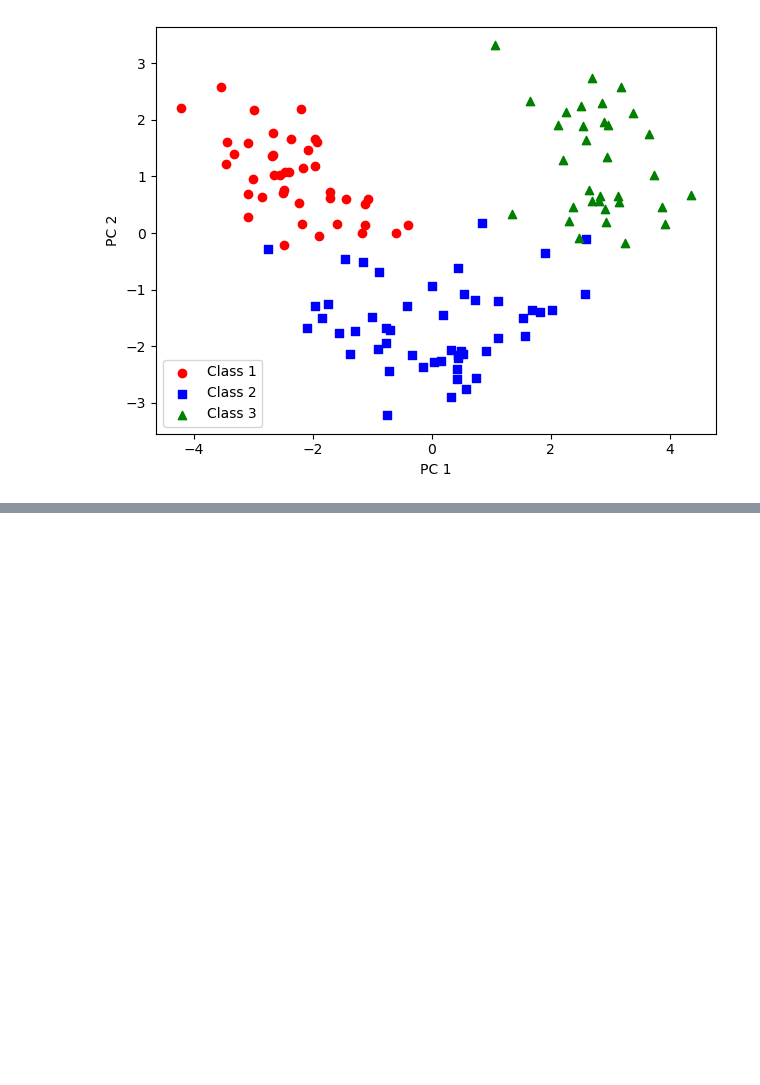
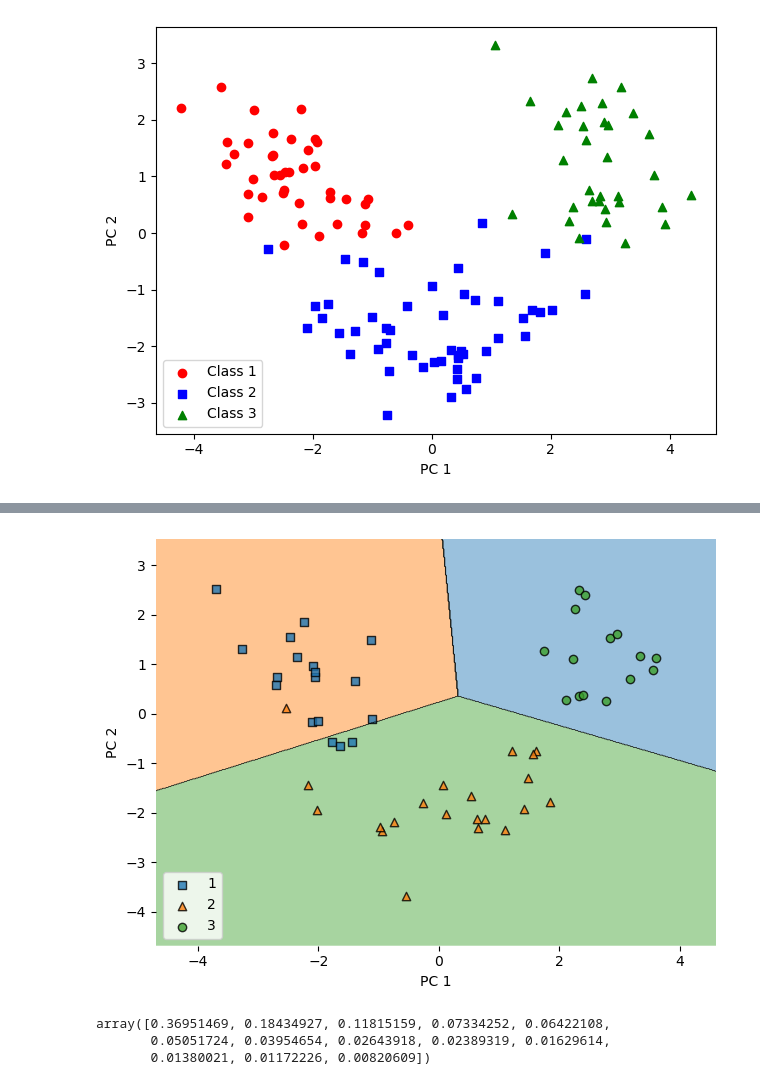
Before and after one commit to paryagsahni1845/pymlbook, a Jupyter notebook: chapter5/pca.ipynb, the cells around one changed output, grey strips where cells are left out. Cells and saved outputs as stored; diff of their text form; code cells hidden in the pictures; blank space fills up the shorter version.

```diff
--- a/chapter5/pca.ipynb
+++ b/chapter5/pca.ipynb
@@ -100,0 +152,17 @@ h
+# %%
+plot_decision_regions(X_test_pca, y_test, lr)
+plt.xlabel('PC 1')
+plt.ylabel('PC 2')
+plt.legend(loc='lower left')
+plt.tight_layout()
+plt.show()
+# %% [output]
+[figure, added]
+# %%
+pca = PCA(n_components=None)
+X_train_pca = pca.fit_transform(X_train_std)
+pca.explained_variance_ratio_
+# %% [output]
+array([0.36951469, 0.18434927, 0.11815159, 0.07334252, 0.06422108,
+       0.05051724, 0.03954654, 0.02643918, 0.02389319, 0.01629614,
+       0.01380021, 0.01172226, 0.00820609])
```
Also changed, not shown: parts of 3 cells of this notebook.
